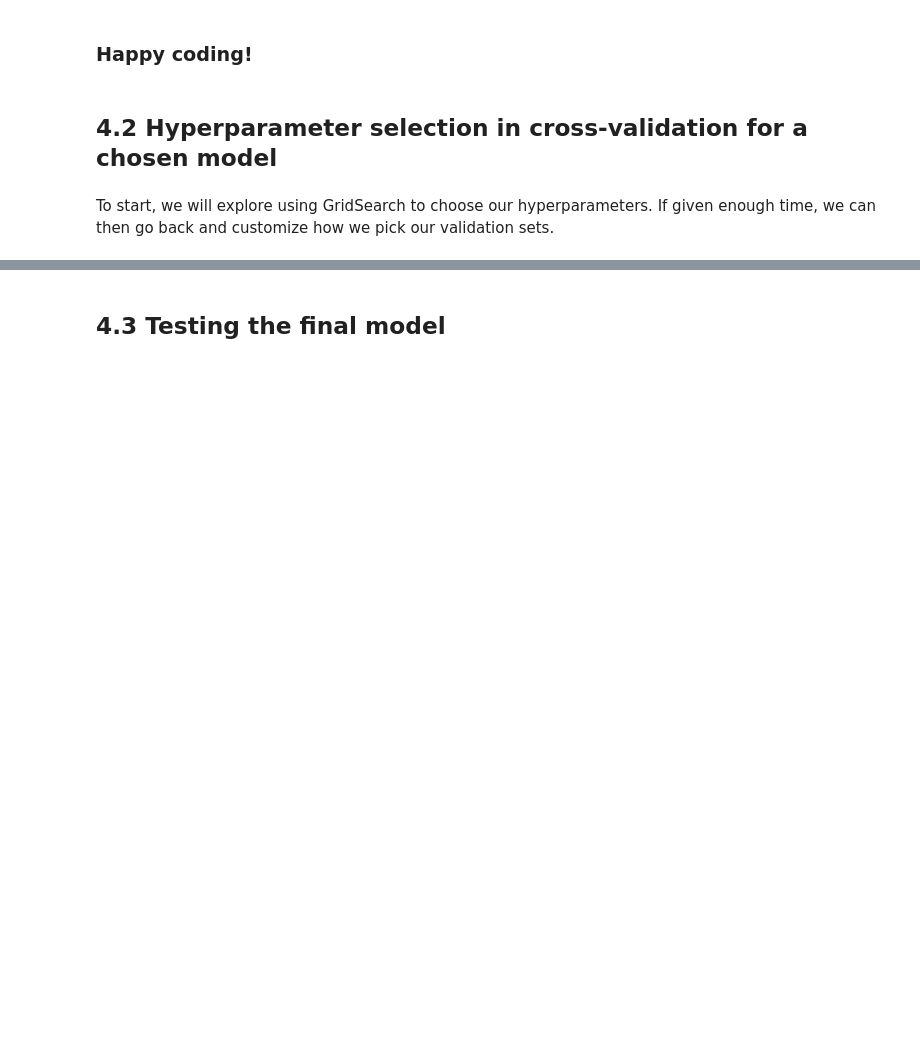
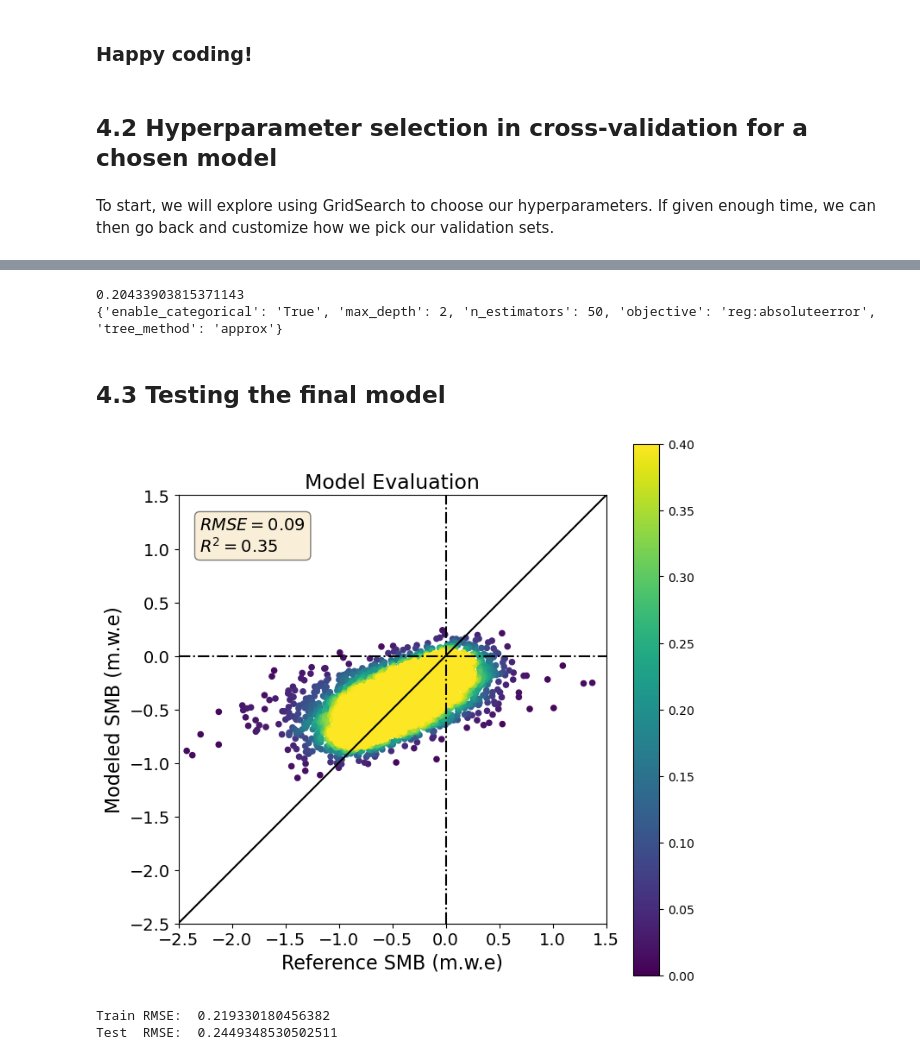
Before and after one commit to speitzer/Project_MB_Regression, a Jupyter notebook: 4_Validation.ipynb, the cells around one changed output, grey strips where cells are left out. Saved outputs shown, nothing was run; the diff lists cells and outputs as text; code cells hidden in the pictures; blank space fills up the shorter version.

```diff
--- a/4_Validation.ipynb
+++ b/4_Validation.ipynb
@@ -67,7 +67,8 @@ X_test, y_test = df_test_X.values, df_test_y.values
 params = {'objective':['reg:absoluteerror'],
           'tree_method':['approx'],
           'enable_categorical':['True'],
-          'max_depth': [2,3,4]}
+          'max_depth': [2,3,4],
+          'n_estimators': [50,100,200],}
 
 # params = {'objective':['reg:absoluteerror'],
 #           'tree_method':['approx'],
@@ -95,3 +112,6 @@ KeyboardInterrupt:
 # verbose=1
 print(clf.best_score_)
 print(clf.best_params_)
+# %% [output]
+0.20433903815371143
+{'enable_categorical': 'True', 'max_depth': 2, 'n_estimators': 50, 'objective': 'reg:absoluteerror', 'tree_method': 'approx'}
@@ -145,0 +166,5 @@ def plot_prediction(y1, y2, n_toplot=10**10):
+# %%
+# plot training vs. testing
+plot_prediction(y_train, clf.predict(X_train), n_toplot=5000)
+# %% [output]
+[figure, added]
@@ -145,0 +177,15 @@ def plot_prediction(y1, y2, n_toplot=10**10):
+# %%
+# error scores
+
+# train
+data3 = pd.DataFrame()
+data3['Predicted Target'] = pred_train
+print('Train RMSE: ',mean_absolute_error(y_train,data3['Predicted Target']))
+
+# test
+data2 = pd.DataFrame()
+data2['Predicted Target'] = pred_test
+print('Test  RMSE: ',mean_absolute_error(y_test,data2['Predicted Target']))
+# %% [output]
+Train RMSE:  0.219330180456382
+Test  RMSE:  0.2449348530502511
```
Also changed, not shown: parts of 5 cells of this notebook.
